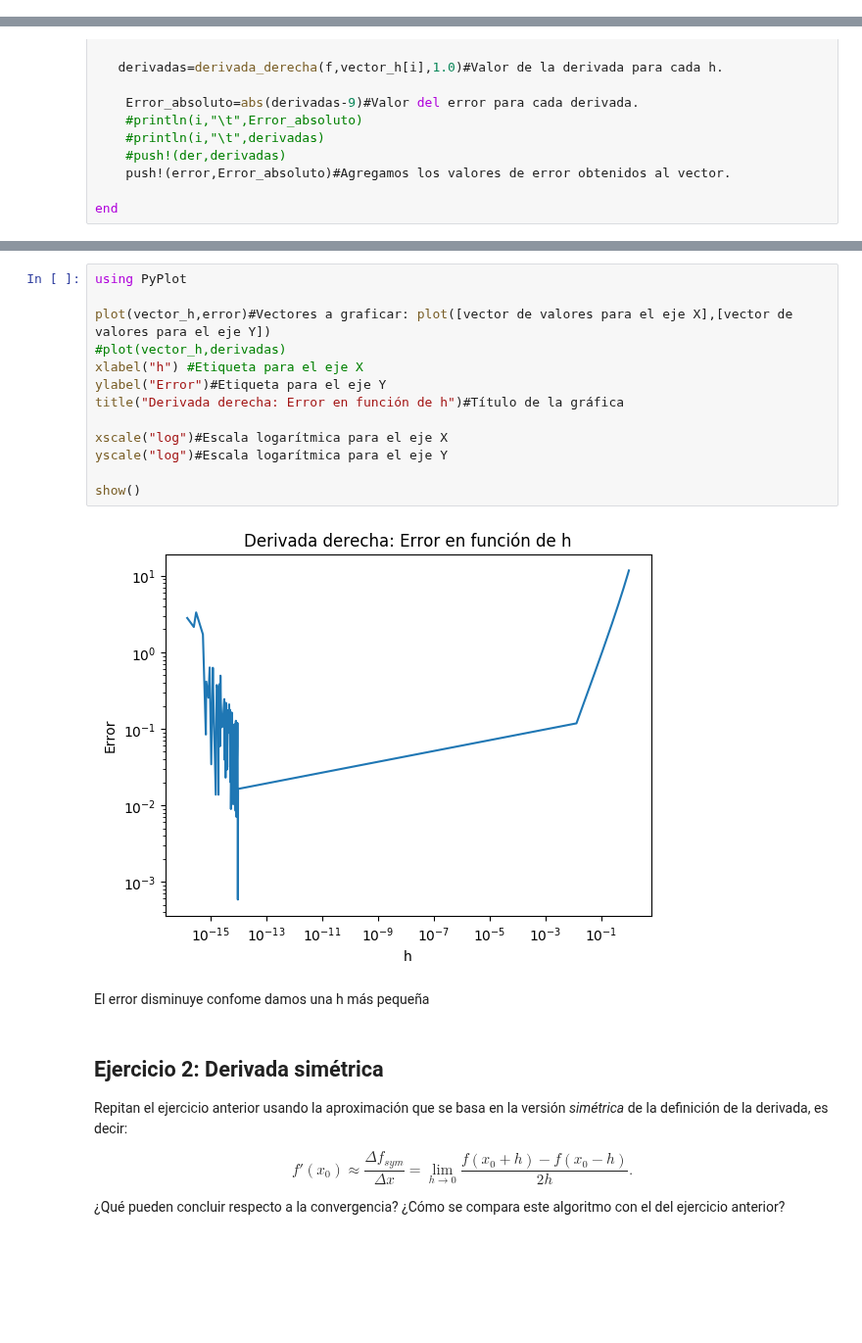
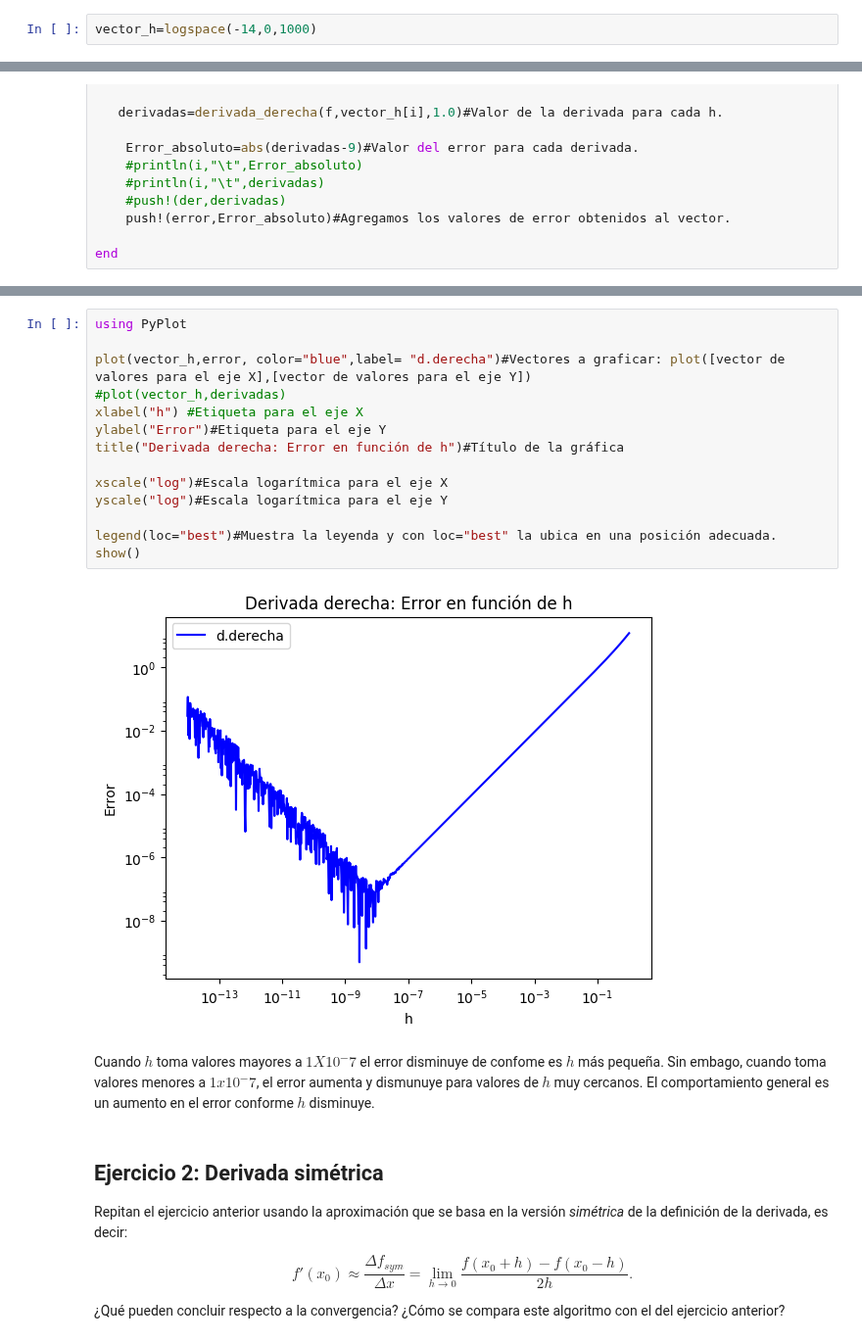
Before and after one commit to lbenet/2017-2_TSFisComputacional-1, a Jupyter notebook: tareas/Hector/Tarea2.ipynb, the cells around one changed output, grey strips where cells are left out. Shown at 98% size. Cells and saved outputs as stored; diff of their text form; blank space fills up the shorter version.

```diff
--- a/tareas/Hector/Tarea2.ipynb
+++ b/tareas/Hector/Tarea2.ipynb
@@ -155,0 +96,2 @@ vector_h=sort(append!(v2,v1))
+# %%
+vector_h=logspace(-14,0,1000)
@@ -191,20 +151,21 @@ error
 # %%
 using PyPlot
 
-plot(vector_h,error)#Vectores a graficar: plot([vector de valores para el eje X],[vector de valores para el eje Y])
+plot(vector_h,error, color="blue",label= "d.derecha")#Vectores a graficar: plot([vector de valores para el eje X],[vector de valores para el eje Y])
 #plot(vector_h,derivadas)
 xlabel("h") #Etiqueta para el eje X
 ylabel("Error")#Etiqueta para el eje Y
 title("Derivada derecha: Error en función de h")#Título de la gráfica
 
 xscale("log")#Escala logarítmica para el eje X
 yscale("log")#Escala logarítmica para el eje Y
 
+legend(loc="best")#Muestra la leyenda y con loc="best" la ubica en una posición adecuada.
 show()
 # %% [output]
-[figure, old version]
+[figure, new version]
-# %% [markdown]
-El error disminuye confome damos una h más pequeña
+# %% [markdown]
+Cuando $h$ toma valores mayores a $1X10^-7$ el error disminuye de confome es $h$ más pequeña. Sin embago, cuando toma valores menores a $1x10^-7$, el error aumenta y dismunuye para valores de $h$ muy cercanos. El comportamiento general es un aumento en el error conforme $h$ disminuye.
 # %% [markdown]
 ## Ejercicio 2: Derivada simétrica
 
```
Also changed, not shown: parts of 24 cells of this notebook.
